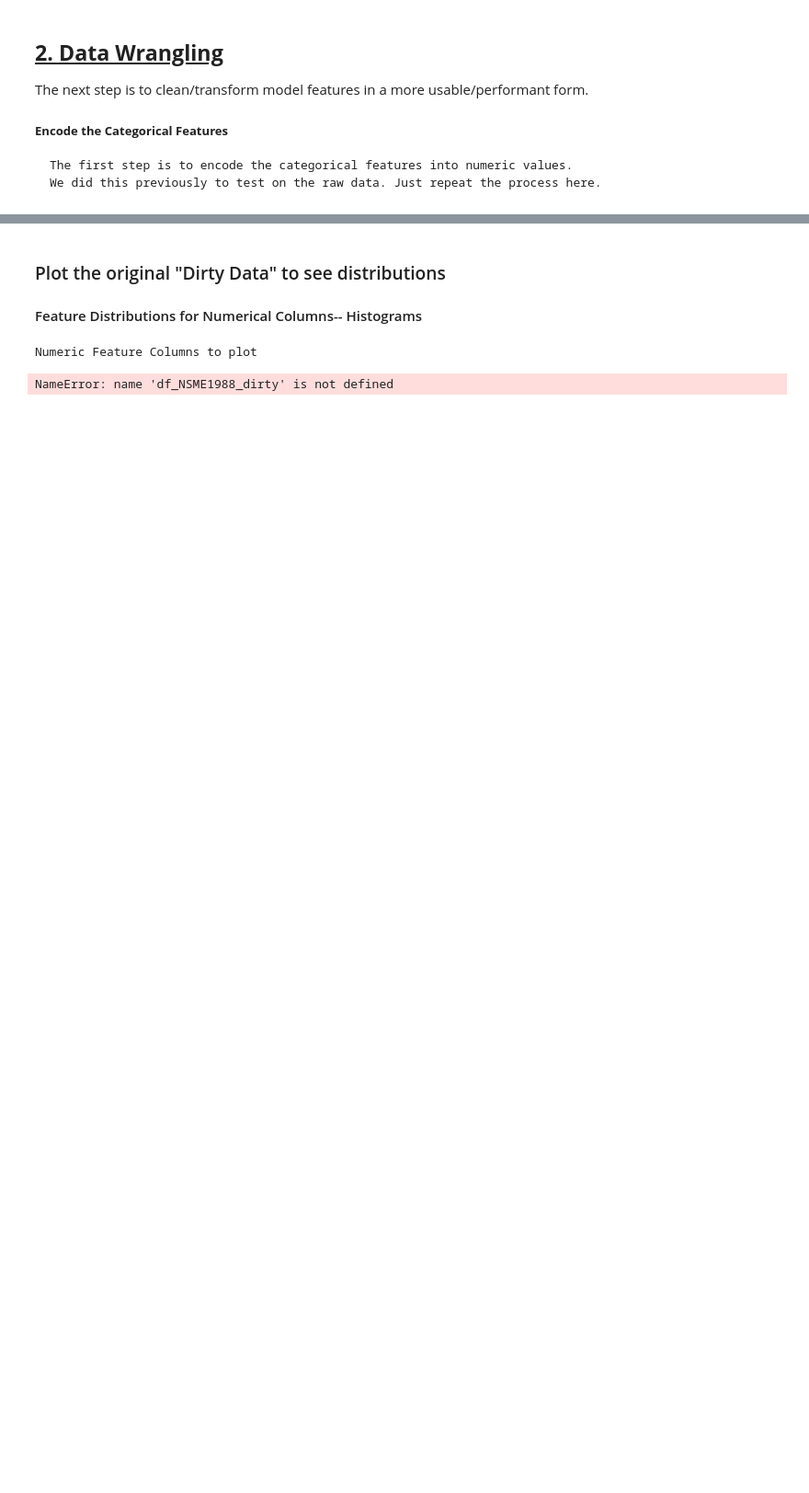
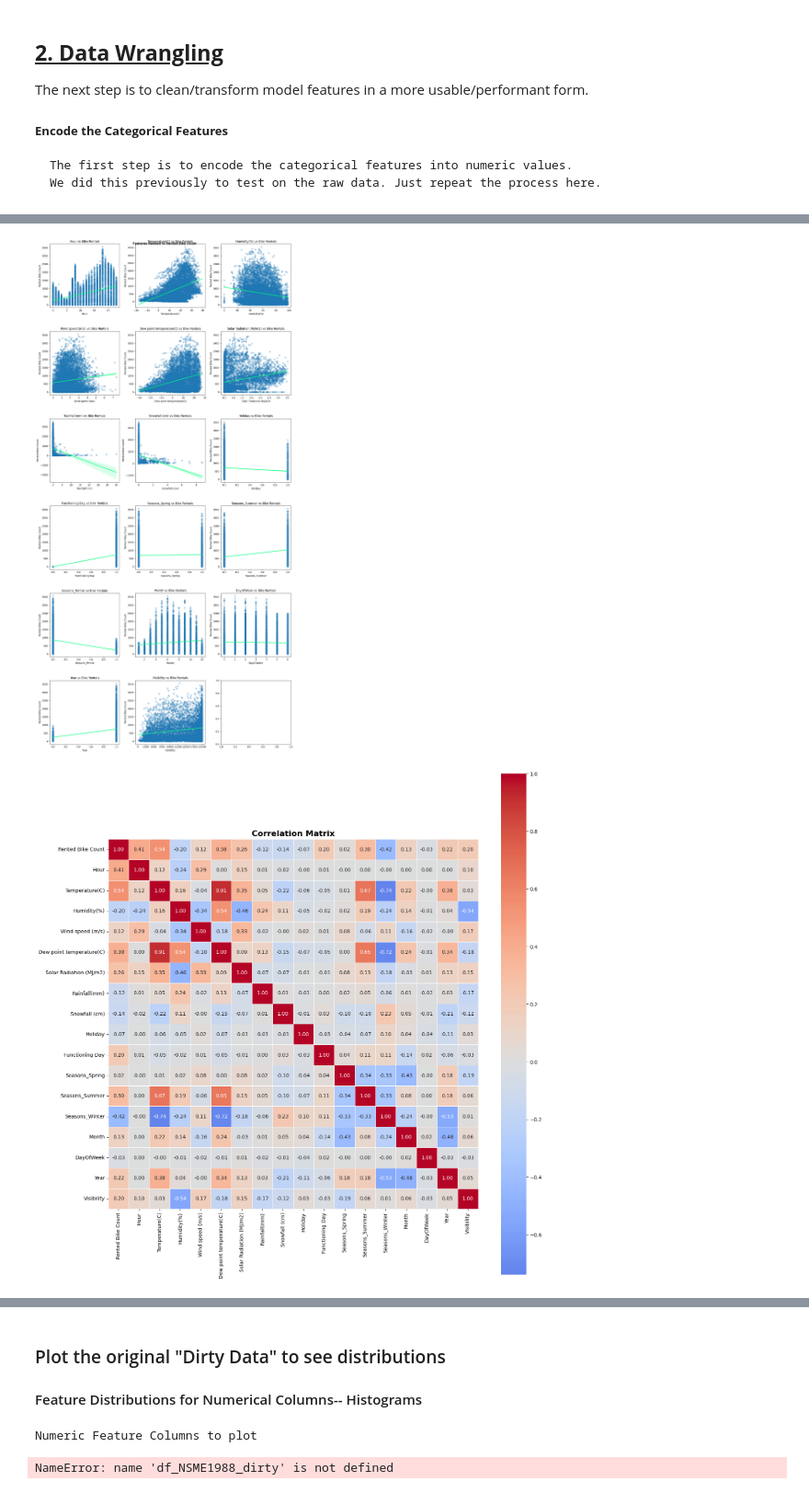
Before and after one commit to juanbucz/FullStackAcademyAICourse, a Jupyter notebook: Incremental Capstones/Capstone 5/Incremental Capstone 5 Notebook.ipynb, the cells around one changed output, grey strips where cells are left out. Shown at 92% size. Saved outputs shown, nothing was run; the diff lists cells and outputs as text; code cells hidden in the pictures; blank space fills up the shorter version.

```diff
--- a/Incremental Capstones/Capstone 5/Incremental Capstone 5 Notebook.ipynb
+++ b/Incremental Capstones/Capstone 5/Incremental Capstone 5 Notebook.ipynb
@@ -564,5 +552,10 @@ df_floridabikerentals_new[columns] = df_floridabikerentals_new[columns].astype('
 columns = ['Rented Bike Count','Visibility (10m)']
 df_floridabikerentals_new[columns] = df_floridabikerentals_new[columns].astype('int16')
 
-PrintDataFrameStatus(df_floridabikerentals_new)
+# Normalize Visibility column
+df_floridabikerentals_new['Visibility'] = (df_floridabikerentals_new['Visibility (10m)'] * 10).astype('int16')
+df_floridabikerentals_new = df_floridabikerentals_new.drop('Visibility (10m)', axis=1)
+
+#PrintDataFrameStatus(df_floridabikerentals_new)
+print('Data Type Conversions Completed')
 # %% [output]
@@ -569,0 +566,65 @@ KeyError: "['Seasons_Spring', 'Seasons_Summer', 'Seasons_Winter', 'Month', 'DayO
+# %%
+#
+# Features to Bike Rentals Correlations
+#
+
+def DisplayFeatureCorrelationInfo(df_Target):
+    columns = df_Target.columns.drop('Rented Bike Count').tolist()
+    n_cols = len(columns)
+
+    fig, axes = plt.subplots(nrows=(n_cols + 2) // 3, ncols=3, figsize=(15, 5 * ((n_cols + 2) // 3)))
+
+    axes = axes.flatten()
+
+    plt.tight_layout(rect=[0, 0, 1, 0.90])  # Leave space at top
+    plt.suptitle('Features Related to Rented Bike Count', fontweight='bold')
+
+    for i, col in enumerate(columns):
+        sns.regplot(data=df_Target, x=col, y='Rented Bike Count',
+                    scatter_kws={'alpha': 0.3}, ax=axes[i],
+                    line_kws={'color': 'springgreen'})
+        axes[i].set_title(f'{col} vs Bike Rentals')
+
+    # Make plots more readable and add space
+    plt.tight_layout(h_pad=5)
+    plt.show()
+    print()
+    print()
+
+    corr = df_Target.corr()
+    # print(type(corr))
+    # print(corr)
+
+    # Create heatmap
+    plt.figure(figsize=(15, 15))
+    sns.heatmap(corr, annot=True, fmt='.2f', cmap='coolwarm', center=0,
+                square=True, linewidths=0.5)
+    plt.title('Correlation Matrix', fontsize=16, fontweight='bold')
+    plt.tight_layout()
+    plt.show()
+
+    print()
+    print()
+
+    # Table
+
+    plt.figure(figsize=(14, 8))
+    plt.axis('off')
+    table = plt.table(
+        cellText=corr.round(2).values,
+        rowLabels=corr.index,
+        colLabels=corr.columns,
+        cellLoc='center',
+        loc='center'
+    )
+    table.auto_set_font_size(False)
+    table.set_fontsize(7)
+    table.scale(1.2, 1.8)
+    plt.title('Correlation Table', fontweight='bold', fontsize=16)
+    plt.tight_layout()
+    plt.show()
+
+DisplayFeatureCorrelationInfo(df_floridabikerentals_new)
+# %% [output]
+[figure, added]
+[figure, added]
```
Also changed, not shown: parts of 16 cells of this notebook.
